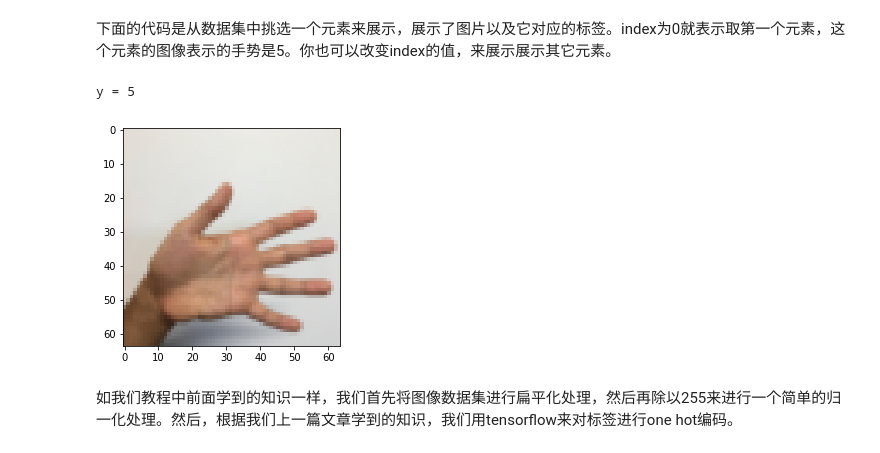
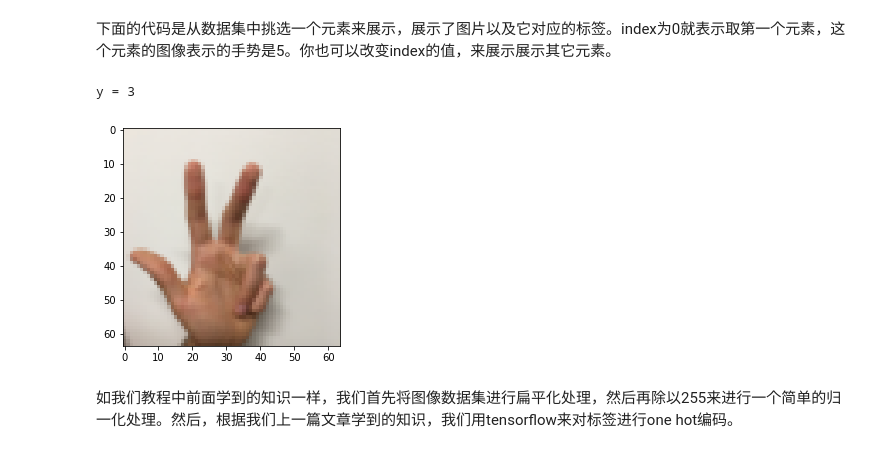
Before and after one commit to oaiao/ai, a Jupyter notebook: ai/13_03_Tensorflow/Tensorflow_03.ipynb, the cells around one changed output. Drawn from its saved outputs; the diff is of its cells as text; code cells hidden in the pictures.

```diff
--- a/ai/13_03_Tensorflow/Tensorflow_03.ipynb
+++ b/ai/13_03_Tensorflow/Tensorflow_03.ipynb
@@ -38,12 +38,12 @@ X_train_orig, Y_train_orig, X_test_orig, Y_test_orig, classes = load_dataset()
 # %% [markdown]
 下面的代码是从数据集中挑选一个元素来展示，展示了图片以及它对应的标签。index为0就表示取第一个元素，这个元素的图像表示的手势是5。你也可以改变index的值，来展示展示其它元素。
 # %%
-index = 0
+index = 166
 plt.imshow(X_train_orig[index])
 print ("y = " + str(np.squeeze(Y_train_orig[:, index])))
 # %% [output]
-y = 5
+y = 3
-[figure, old version]
+[figure, new version]
 # %% [markdown]
 如我们教程中前面学到的知识一样，我们首先将图像数据集进行扁平化处理，然后再除以255来进行一个简单的归一化处理。然后，根据我们上一篇文章学到的知识，我们用tensorflow来对标签进行one hot编码。
 # %%
```
Also changed, not shown: parts of 3 cells of this notebook, 12 other files.
